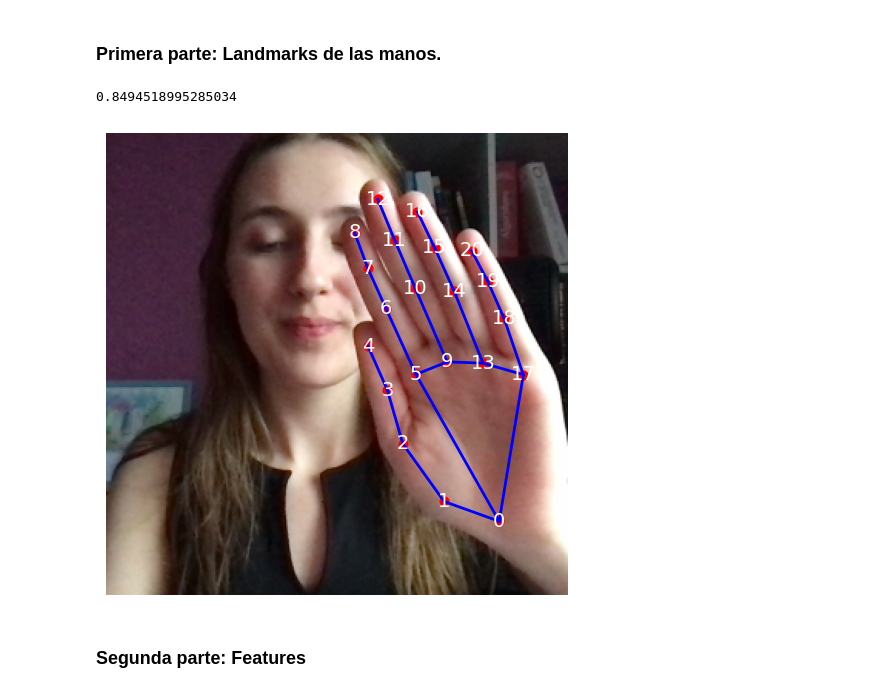
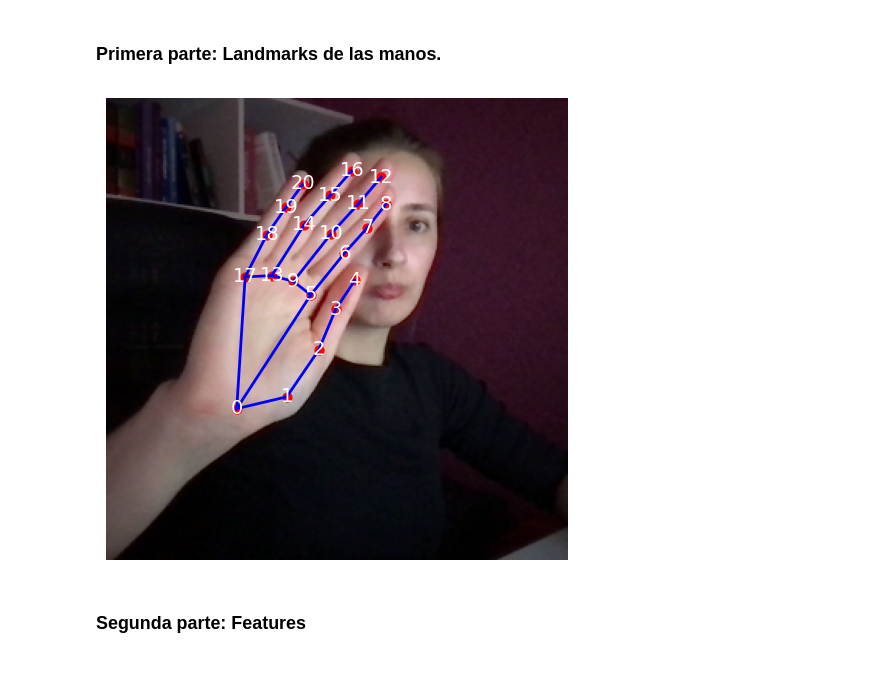
Before and after one commit to DiogoFabricioAG/Pull-Test, a Jupyter notebook: DCCachipun/DCCachipun.ipynb, the cells around one changed output. Saved outputs shown, nothing was run; the diff lists cells and outputs as text; code cells hidden in the pictures.

```diff
--- a/DCCachipun/DCCachipun.ipynb
+++ b/DCCachipun/DCCachipun.ipynb
@@ -141,36 +136,35 @@ def imprimir_landmarks(subdataset: str, label: str, image_name: str):
     with mp_hands.Hands(static_image_mode=True, max_num_hands=1) as hands:
         results = hands.process(img_rgb)
 
     hand_landmarks = results.multi_hand_landmarks[0]
 ### Debes encontrar una forma de procesar las coordenadas X, Y y las conexiones de las manos (Hand Connections)
     x = [landmark.x for landmark in hand_landmarks.landmark]
     y = [landmark.y for landmark in hand_landmarks.landmark]
 
     # Obtener las conexiones de las manos de MediaPipe
     hand_connections = mp_hands.HAND_CONNECTIONS
 ### Ploteo de las coordenadas + landmarks.
     plt.figure(figsize=(6,6))
     plt.imshow(img_rgb)
     plt.axis("off")
 
     for (i, j) in hand_connections:
         plt.plot(
             [x[i] * img_rgb.shape[1], x[j] * img_rgb.shape[1]],
             [y[i] * img_rgb.shape[0], y[j] * img_rgb.shape[0]],
             c="blue", linewidth=2
         )
 
     for i, (xi, yi) in enumerate(zip(x, y)):
         plt.scatter(xi * img_rgb.shape[1], yi * img_rgb.shape[0], c="red", s=40)
         plt.text(xi * img_rgb.shape[1], yi * img_rgb.shape[0], str(i),
                  fontsize=14, color="white", ha="center", va="center")
 
     plt.show()
 
-imprimir_landmarks("test","paper","nasmi_166.png")
+imprimir_landmarks("test","paper","nasmi_347.png")
 # %% [output]
-0.8494518995285034
-[figure, old version]
+[figure, new version]
 # %% [markdown]
 ### Segunda parte: Features
 # %%
```
Also changed, not shown: parts of 5 cells of this notebook.
